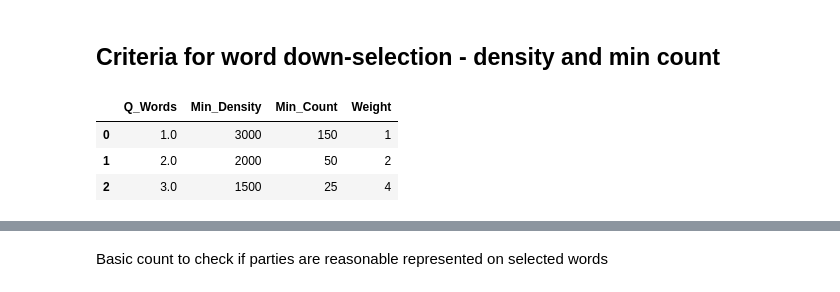
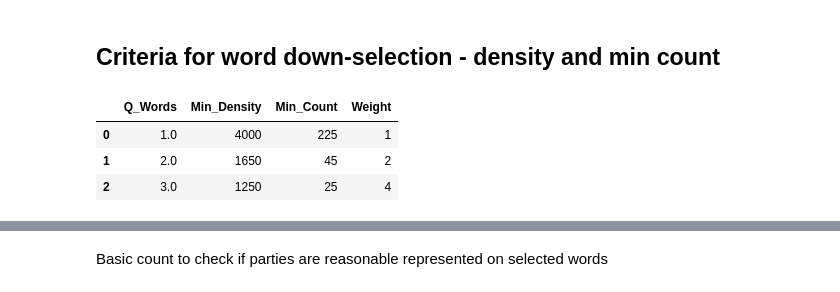
Before and after one commit to lmmbm/PT_Election_Manifest_Text_Analytics, a Jupyter notebook: Pre-processing v1.0.ipynb, the cells around one changed output, grey strips where cells are left out. Saved outputs shown, nothing was run; the diff lists cells and outputs as text; code cells hidden in the pictures.

```diff
--- a/Pre-processing v1.0.ipynb
+++ b/Pre-processing v1.0.ipynb
@@ -224,15 +225,15 @@ WordListCount
 # %% [markdown]
 ## Criteria for word down-selection - density and min count
 # %%
-#Data = [[1.0,int(2200), int(75), 1],[2.0,int(1200), int(15), 2],[3.0,int(800), int(6),4]]
-Data = [[1.0,int(3000), int(150), 1],[2.0,int(2000), int(50), 2],[3.0,int(1500), int(25),4]]
+#Data = [[1.0,int(3000), int(150), 1],[2.0,int(2000), int(50), 2],[3.0,int(1500), int(25),4]]
+Data = [[1.0,int(4000), int(225), 1],[2.0,int(1650), int(45), 2],[3.0,int(1250), int(25),4]]
 WordCriteria = pd.DataFrame(Data, columns = ['Q_Words', 'Min_Density', 'Min_Count', 'Weight'])
 WordCriteria
 # %% [output]
 |  | Q_Words | Min_Density | Min_Count | Weight |
-| 0 | 1.0 | 3000 | 150 | 1 |
-| 1 | 2.0 | 2000 | 50 | 2 |
-| 2 | 3.0 | 1500 | 25 | 4 |
+| 0 | 1.0 | 4000 | 225 | 1 |
+| 1 | 2.0 | 1650 | 45 | 2 |
+| 2 | 3.0 | 1250 | 25 | 4 |
 # %%
 WordListDensity = WordListCount.merge(PartidoStats, on=['Partido'], how='left', indicator=True)
 WordListDensity = WordListDensity.merge(WordCriteria, on=['Q_Words'], how='left')
```
Also changed, not shown: parts of 20 cells of this notebook, 2 other files.
